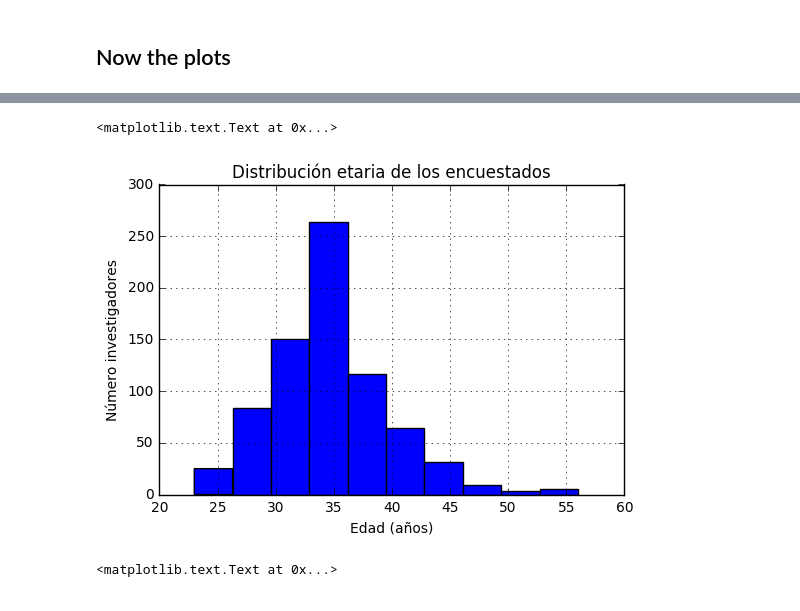
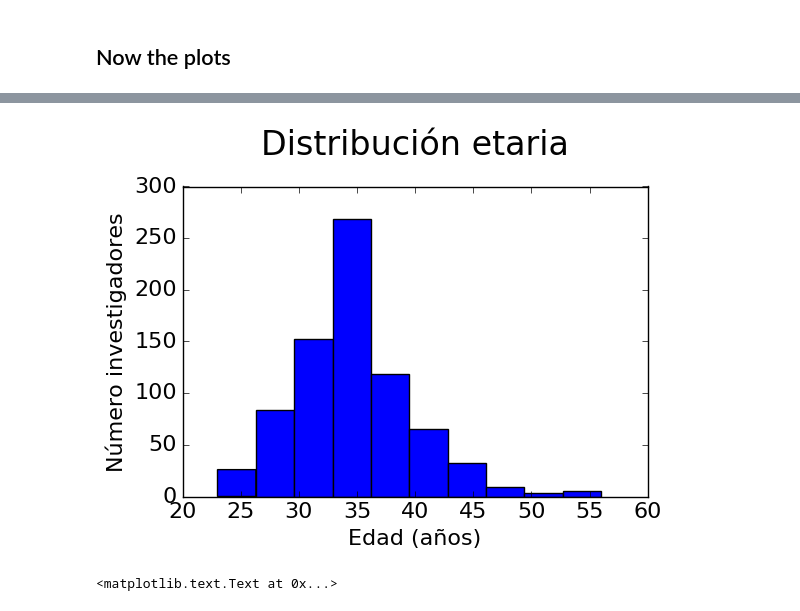
Before and after one commit to rpmunoz/datachile, a Jupyter notebook: science/encuesta_de_insercion/Analysis survey.ipynb, the cells around one changed output, grey strips where cells are left out. Drawn from its saved outputs; the diff is of its cells as text; code cells hidden in the pictures.

Commit message:
Added science folder to datachile. Analysis of survey

```diff
--- a/science/encuesta_de_insercion/Analysis survey.ipynb
+++ b/science/encuesta_de_insercion/Analysis survey.ipynb
@@ -9,7 +9,7 @@ pd.set_option('display.max_columns', 10)
 pd.set_option('display.max_rows', 20)
 pd.set_option('display.max_colwidth', 200)
 # %%
-data=pd.read_csv('/Volumes/Data/Dropbox/ANIP/Encuesta de insercion 2016/20161231075312-SurveyExport.csv', encoding='utf-8-sig')
+data=pd.read_csv('/Volumes/Data/Dropbox/ANIP Roberto/Centro de estudios/Encuesta de insercion 2016/20170103094151-SurveyExport.csv', encoding='utf-8-sig')
 # %%
 print(data.columns)
 # %% [output]
@@ -44,5 +53,5 @@ Tipo de contrato:  ['¿Qué tipo de relación laboral tiene en este trabajo?/1',
 # %%
-data_complete=data[data['Status'].str.contains('Complete')]
+data_complete=data[data['Status'].str.contains('Complete')].copy()
 data_complete.loc[:,'¿Cuál es su edad? Exprésela en años'] = data_complete['¿Cuál es su edad? Exprésela en años'].apply(pd.to_numeric)
 data_complete.loc[:,'¿Cuántos empleos tiene en la actualidad? Incluya los empleos formales e informales.']=data_complete['¿Cuántos empleos tiene en la actualidad? Incluya los empleos formales e informales.'].replace('5 o más','5').apply(pd.to_numeric)
 
@@ -56,0 +60,4 @@ See the caveats in the documentation: http://pandas.pydata.org/pandas-docs/stabl
+# %%
+data_complete['pais residencia']=data_complete['País:Indique el País y Ciudad donde reside'].copy()
+data_complete['pais residencia'].fillna('Chile', inplace=True)
+data_complete['pais residencia']
@@ -151,12 +246,12 @@ Name: ¿Qué tipo de relación laboral tiene en este trabajo?/1, dtype: object
 # %%
 plt.figure()
-data_complete['¿Cuál es su edad? Exprésela en años'].hist()
-plt.xlabel('Edad (años)')
-plt.ylabel('Número investigadores')
-plt.title('Distribución etaria de los encuestados')
+data_complete['¿Cuál es su edad? Exprésela en años'].plot.hist(fontsize=16)
+plt.xlabel('Edad (años)', fontsize=16)
+plt.ylabel('Número investigadores', fontsize=16)
+plt.title('Distribución etaria', fontsize=24,  y=1.08)
+plt.savefig('ditribucion_edad.pdf', bbox_inches='tight')
 # %% [output]
-<matplotlib.text.Text at 0x...>
-[figure, old version]
+[figure, new version]
 # %%
 plt.figure()
 data_complete_jobs['¿Cuántos empleos tiene en la actualidad? Incluya los empleos formales e informales.'].hist(bins=5, range=(0.5,5.5))
```
Also changed, not shown: parts of 24 cells of this notebook, 28 other files.
